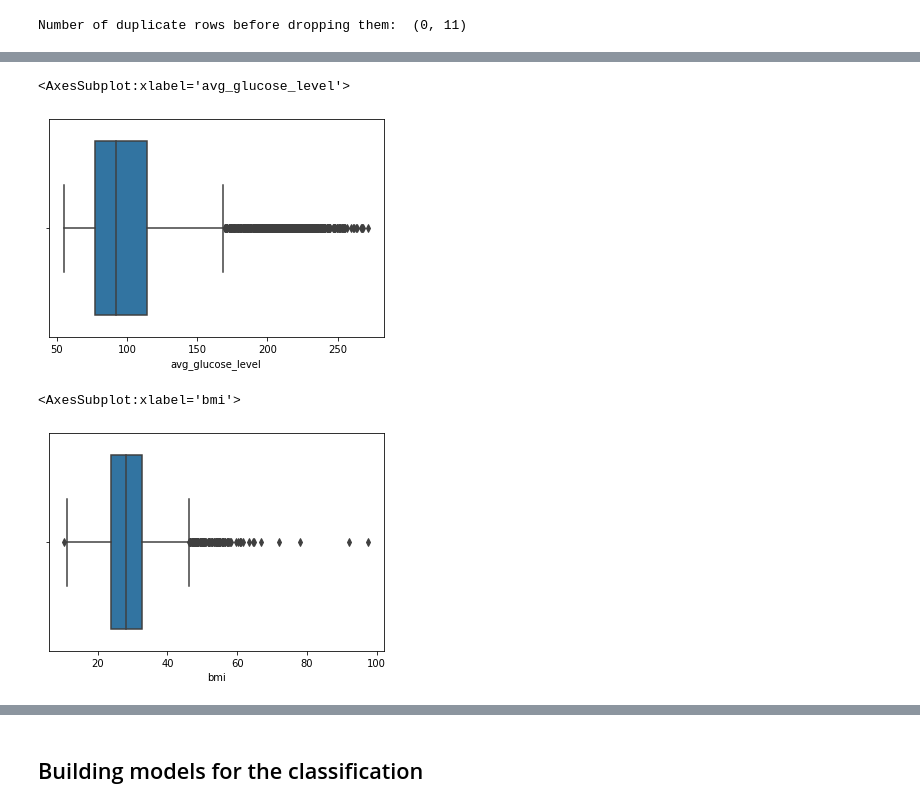
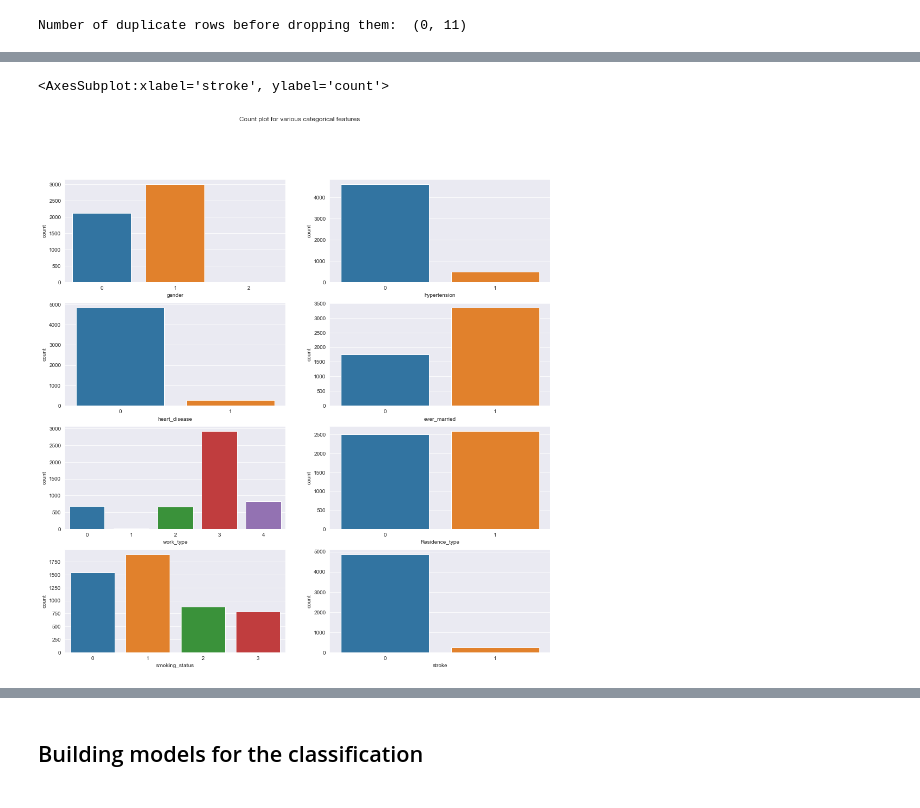
Before and after one commit to seenusnehil/Machine-Learning-Journey, a Jupyter notebook: Brain-Stroke-Prediction/brain-stroke-prediction.ipynb, the cells around one changed output, grey strips where cells are left out. Saved outputs shown, nothing was run; the diff lists cells and outputs as text; code cells hidden in the pictures.

```diff
--- a/Brain-Stroke-Prediction/brain-stroke-prediction.ipynb
+++ b/Brain-Stroke-Prediction/brain-stroke-prediction.ipynb
@@ -59,7 +55,7 @@ data['work_type'] = data['work_type'].replace(['children', 'Never_worked', 'Govt
 data['Residence_type'] = data['Residence_type'].replace(['Rural', 'Urban'], [0, 1])
 
 # Replacing values for smoking status column
-data['smoking_status'] = data['smoking_status'].replace(['never smoked', 'formerly smoked', 'smokes'], [1, 2, 3])
+data['smoking_status'] = data['smoking_status'].replace(['0', 'never smoked', 'formerly smoked', 'smokes'], [0, 1, 2, 3])
 
 data.head(20)
 # %% [output]
@@ -173,10 +130,16 @@ sns.boxplot(x = data['Residence_type'])
-# %%
-sns.boxplot(x = data['avg_glucose_level'])
-# %% [output]
-<AxesSubplot:xlabel='avg_glucose_level'>
-[figure, removed]
-# %%
-sns.boxplot(x = data['bmi'])
-# %% [output]
-<AxesSubplot:xlabel='bmi'>
-[figure, removed]
+# %%
+fig,axes = plt.subplots(4,2,figsize = (16,16))
+sns.set_style('darkgrid')
+fig.suptitle("Count plot for various categorical features")
+
+sns.countplot(ax=axes[0,0],data=data,x='gender')
+sns.countplot(ax=axes[0,1],data=data,x='hypertension')
+sns.countplot(ax=axes[1,0],data=data,x='heart_disease')
+sns.countplot(ax=axes[1,1],data=data,x='ever_married')
+sns.countplot(ax=axes[2,0],data=data,x='work_type')
+sns.countplot(ax=axes[2,1],data=data,x='Residence_type')
+sns.countplot(ax=axes[3,0],data=data,x='smoking_status')
+sns.countplot(ax=axes[3,1],data=data,x='stroke')
+# %% [output]
+<AxesSubplot:xlabel='stroke', ylabel='count'>
+[figure, added]
```
Also changed, not shown: parts of 15 cells of this notebook, 1 other file.
